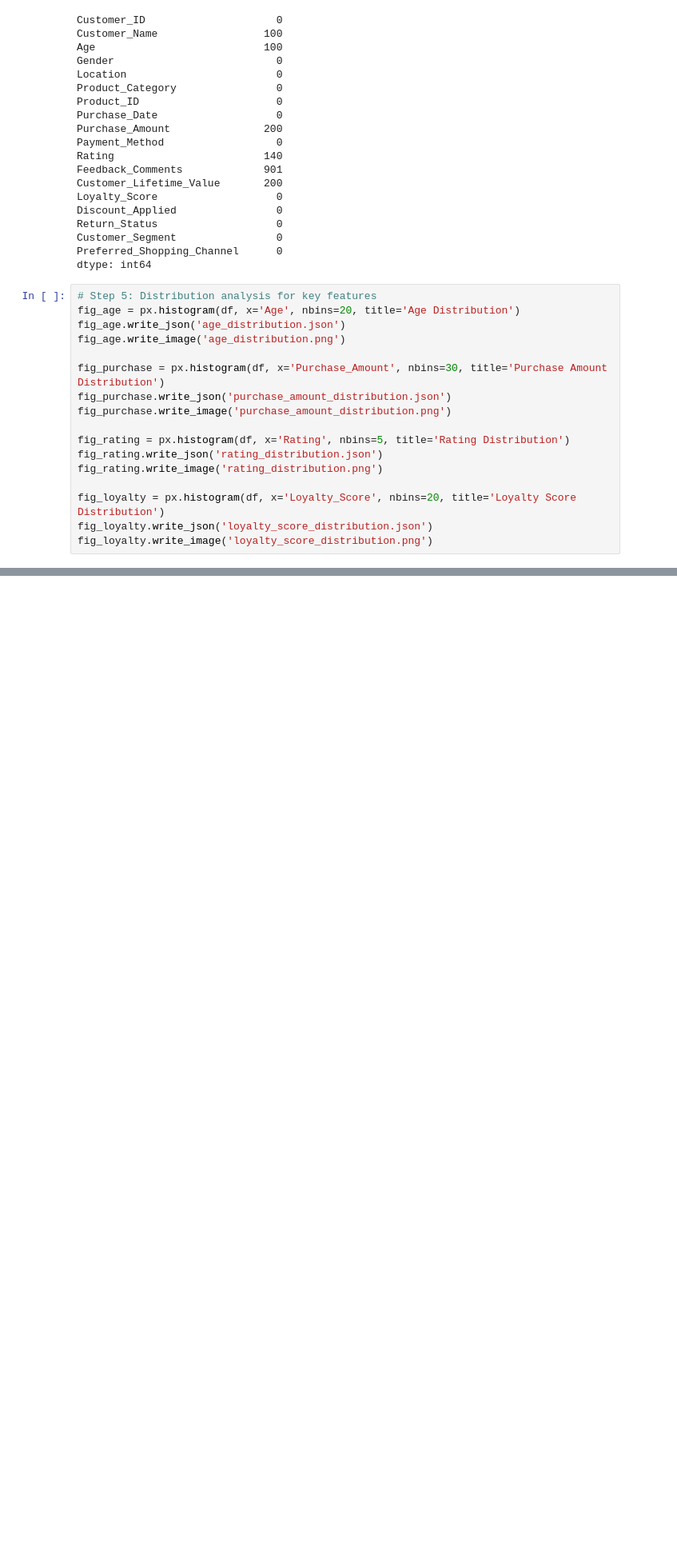
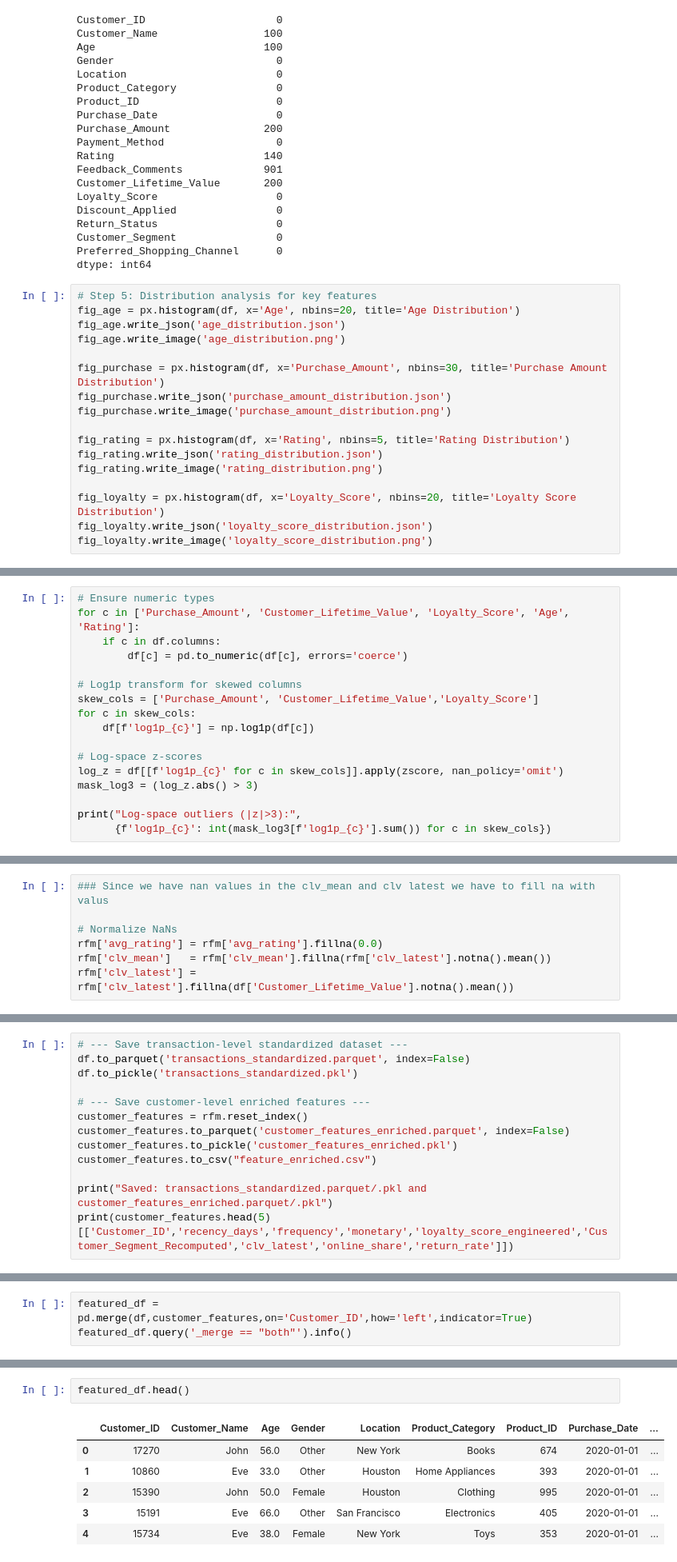
Before and after one commit to shyam-mr-sundar/Laptop_to_Cloud_git, a Jupyter notebook: ml_assignment/Assignment_ML.ipynb, the cells around one changed output, grey strips where cells are left out. Shown: that part at 80% size. Saved outputs shown, nothing was run; the diff lists cells and outputs as text; blank space fills up the shorter version.

```diff
--- a/ml_assignment/Assignment_ML.ipynb
+++ b/ml_assignment/Assignment_ML.ipynb
@@ -686,0 +780,17 @@ print("\nCustomer Segment Distribution:\n", segment_distribution)
+# %%
+# Ensure numeric types
+for c in ['Purchase_Amount', 'Customer_Lifetime_Value', 'Loyalty_Score', 'Age', 'Rating']:
+    if c in df.columns:
+        df[c] = pd.to_numeric(df[c], errors='coerce')
+
+# Log1p transform for skewed columns
+skew_cols = ['Purchase_Amount', 'Customer_Lifetime_Value','Loyalty_Score']
+for c in skew_cols:
+    df[f'log1p_{c}'] = np.log1p(df[c])
+
+# Log-space z-scores
+log_z = df[[f'log1p_{c}' for c in skew_cols]].apply(zscore, nan_policy='omit')
+mask_log3 = (log_z.abs() > 3)
+
+print("Log-space outliers (|z|>3):",
+      {f'log1p_{c}': int(mask_log3[f'log1p_{c}'].sum()) for c in skew_cols})
@@ -686,0 +1016,7 @@ print("\nCustomer Segment Distribution:\n", segment_distribution)
+# %%
+### Since we have nan values in the clv_mean and clv latest we have to fill na with valus
+
+# Normalize NaNs
+rfm['avg_rating'] = rfm['avg_rating'].fillna(0.0)
+rfm['clv_mean']   = rfm['clv_mean'].fillna(rfm['clv_latest'].notna().mean())
+rfm['clv_latest'] = rfm['clv_latest'].fillna(df['Customer_Lifetime_Value'].notna().mean())
@@ -686,0 +1032,13 @@ print("\nCustomer Segment Distribution:\n", segment_distribution)
+# %%
+# --- Save transaction-level standardized dataset ---
+df.to_parquet('transactions_standardized.parquet', index=False)
+df.to_pickle('transactions_standardized.pkl')
+
+# --- Save customer-level enriched features ---
+customer_features = rfm.reset_index()
+customer_features.to_parquet('customer_features_enriched.parquet', index=False)
+customer_features.to_pickle('customer_features_enriched.pkl')
+customer_features.to_csv("feature_enriched.csv")
+
+print("Saved: transactions_standardized.parquet/.pkl and customer_features_enriched.parquet/.pkl")
+print(customer_features.head(5)[['Customer_ID','recency_days','frequency','monetary','loyalty_score_engineered','Customer_Segment_Recomputed','clv_latest','online_share','return_rate']])
@@ -686,0 +1065,3 @@ print("\nCustomer Segment Distribution:\n", segment_distribution)
+# %%
+featured_df = pd.merge(df,customer_features,on='Customer_ID',how='left',indicator=True)
+featured_df.query('_merge == "both"').info()
@@ -686,0 +1414,9 @@ print("\nCustomer Segment Distribution:\n", segment_distribution)
+# %%
+featured_df.head()
+# %% [output]
+|  | Customer_ID | Customer_Name | Age | Gender | Location | Product_Category | Product_ID | Purchase_Date | ... |
+| 0 | 17270 | John | 56.0 | Other | New York | Books | 674 | 2020-01-01 | ... |
+| 1 | 10860 | Eve | 33.0 | Other | Houston | Home Appliances | 393 | 2020-01-01 | ... |
+| 2 | 15390 | John | 50.0 | Female | Houston | Clothing | 995 | 2020-01-01 | ... |
+| 3 | 15191 | Eve | 66.0 | Other | San Francisco | Electronics | 405 | 2020-01-01 | ... |
+| 4 | 15734 | Eve | 38.0 | Female | New York | Toys | 353 | 2020-01-01 | ... |
```
Also changed, not shown: parts of 57 cells of this notebook, 46 other files.
